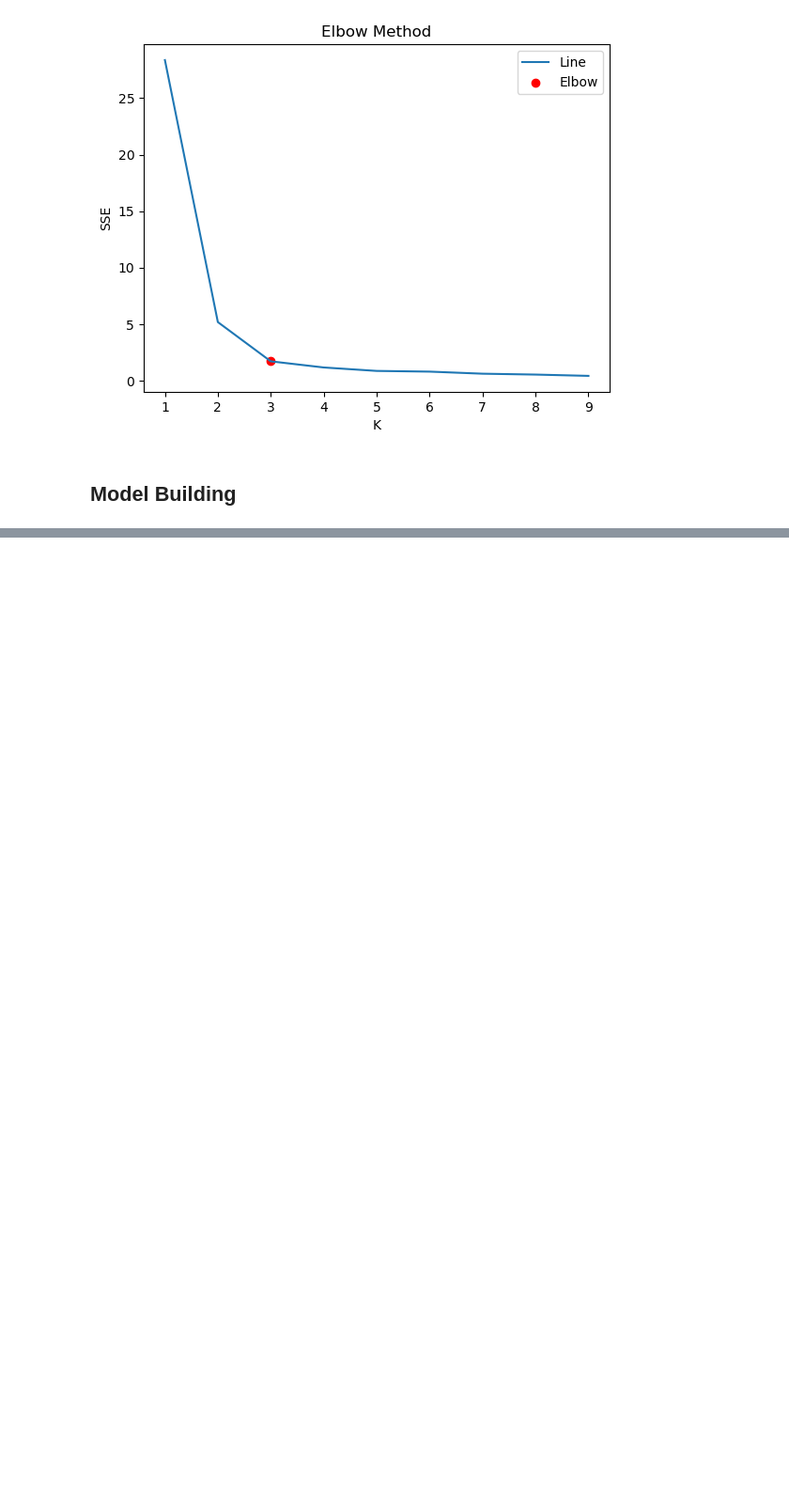
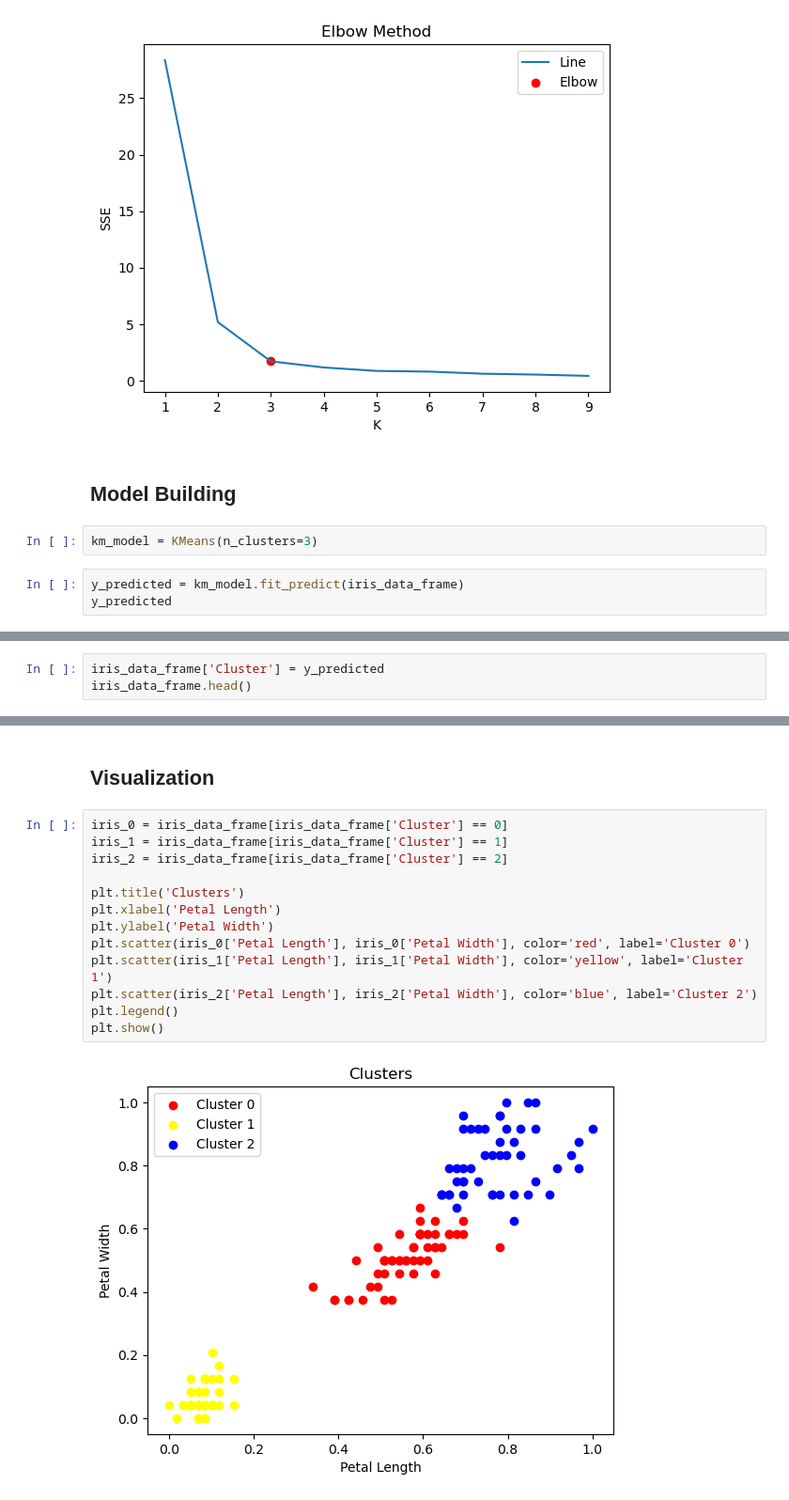
Before and after one commit to markdhareal/k-means-clustering, a Jupyter notebook: notebook/k-means-practice.ipynb, the cells around one changed output, grey strips where cells are left out. Shown at 94% size. Cells and saved outputs as stored; diff of their text form; blank space fills up the shorter version.

```diff
--- a/notebook/k-means-practice.ipynb
+++ b/notebook/k-means-practice.ipynb
@@ -102,3 +102,8 @@ plt.show()
 [figure]
 # %% [markdown]
 ## Model Building
+# %%
+km_model = KMeans(n_clusters=3)
+# %%
+y_predicted = km_model.fit_predict(iris_data_frame)
+y_predicted
@@ -104,0 +118,3 @@ plt.show()
+# %%
+iris_data_frame['Cluster'] = y_predicted
+iris_data_frame.head()
@@ -104,0 +128,17 @@ plt.show()
+# %% [markdown]
+## Visualization
+# %%
+iris_0 = iris_data_frame[iris_data_frame['Cluster'] == 0]
+iris_1 = iris_data_frame[iris_data_frame['Cluster'] == 1]
+iris_2 = iris_data_frame[iris_data_frame['Cluster'] == 2]
+
+plt.title('Clusters')
+plt.xlabel('Petal Length')
+plt.ylabel('Petal Width')
+plt.scatter(iris_0['Petal Length'], iris_0['Petal Width'], color='red', label='Cluster 0')
+plt.scatter(iris_1['Petal Length'], iris_1['Petal Width'], color='yellow', label='Cluster 1')
+plt.scatter(iris_2['Petal Length'], iris_2['Petal Width'], color='blue', label='Cluster 2')
+plt.legend()
+plt.show()
+# %% [output]
+[figure, added]
```
Also changed, not shown: parts of 2 cells of this notebook.
